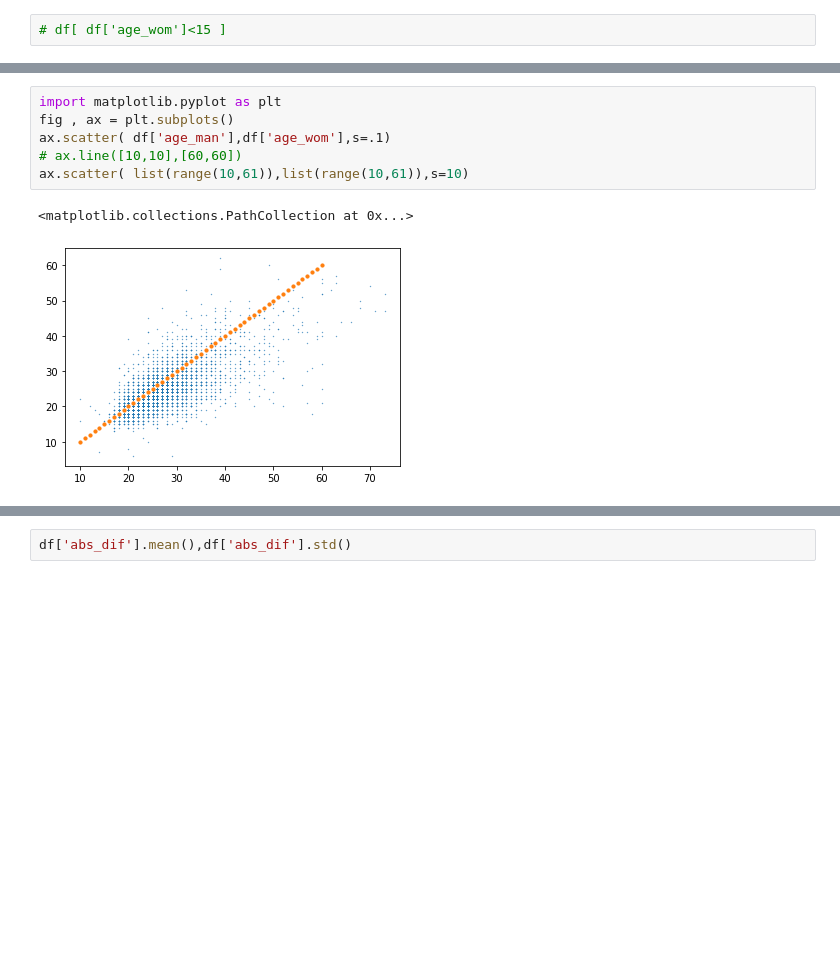
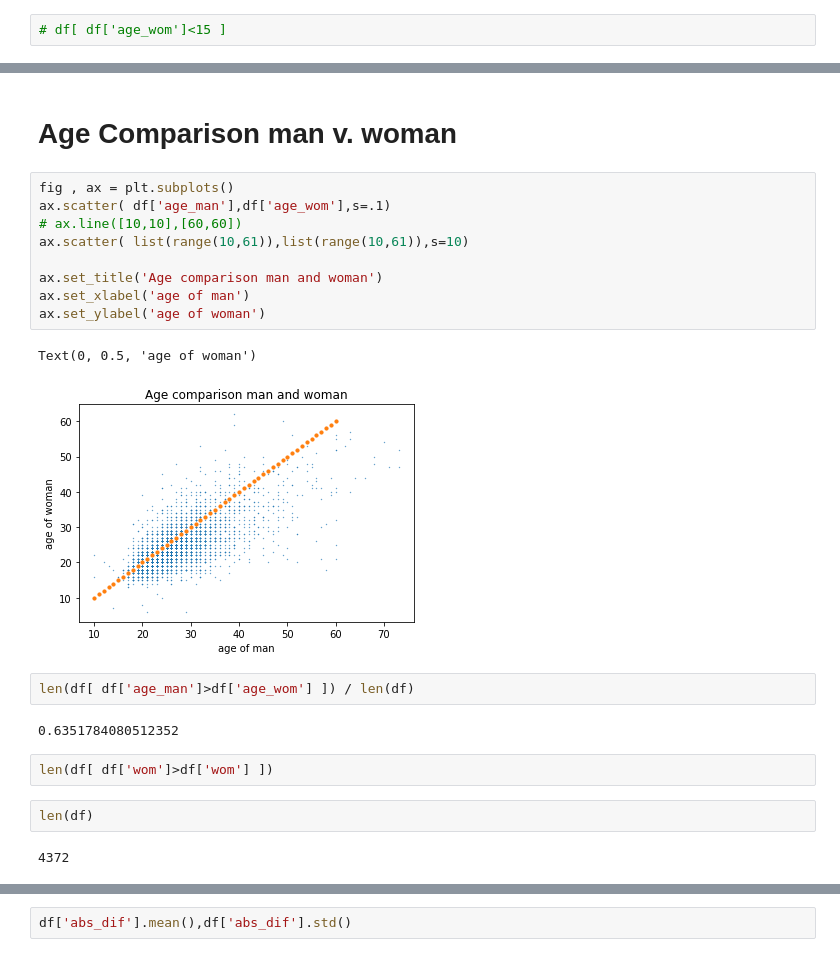
Before and after one commit to KevinRuggles/Marriage_Len_v_agedelta, a Jupyter notebook: eda.ipynb, the cells around one changed output, grey strips where cells are left out. Cells and saved outputs as stored; diff of their text form; blank space fills up the shorter version.

```diff
--- a/eda.ipynb
+++ b/eda.ipynb
@@ -254,13 +268,28 @@ df.head(3)
 | 0 | 2006-09-06 | 1975-12-18 | 1983-08-01 | 2000-06-26 | 8 | 8 | 6 | 24 | 17 | 17 | 24 | ... |
 | 2 | 2005-01-02 | 1955-02-22 | 1947-03-21 | 1975-12-18 | -8 | 8 | 29 | 21 | 29 | 21 | 29 | ... |
 | 4 | 2006-01-02 | 1975-10-30 | 1978-10-13 | 1998-11-14 | 3 | 3 | 7 | 23 | 20 | 20 | 23 | ... |
+# %% [markdown]
+# Age Comparison man v. woman
 # %%
-import matplotlib.pyplot as plt
 fig , ax = plt.subplots()
 ax.scatter( df['age_man'],df['age_wom'],s=.1)
 # ax.line([10,10],[60,60])
 ax.scatter( list(range(10,61)),list(range(10,61)),s=10)
+
+ax.set_title('Age comparison man and woman')
+ax.set_xlabel('age of man')
+ax.set_ylabel('age of woman')
 # %% [output]
-<matplotlib.collections.PathCollection at 0x...>
+Text(0, 0.5, 'age of woman')
-[figure, old version]
+[figure, new version]
+# %%
+len(df[ df['age_man']>df['age_wom'] ]) / len(df)
+# %% [output]
+0.6351784080512352
+# %%
+len(df[ df['wom']>df['wom'] ])
+# %%
+len(df)
+# %% [output]
+4372
 # %%
```
Also changed, not shown: parts of 25 cells of this notebook, 16 other files.
